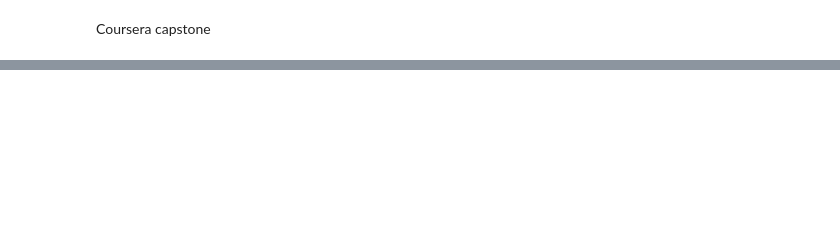
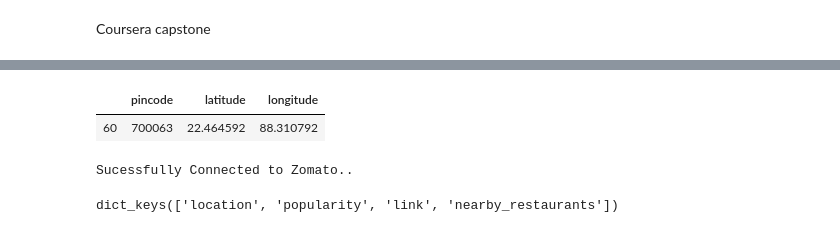
Before and after one commit to recervictory/Coursera_Capstone, a Jupyter notebook: Week 4/Battle.ipynb, the cells around one changed output, grey strips where cells are left out. Cells and saved outputs as stored; diff of their text form; code cells hidden in the pictures; blank space fills up the shorter version.

```diff
--- a/Week 4/Battle.ipynb
+++ b/Week 4/Battle.ipynb
@@ -151,0 +174,13 @@ kolkata_pincodes
+# %%
+kolkata[kolkata['pincode'] == 700063]
+# %% [output]
+|  | pincode | latitude | longitude |
+| 60 | 700063 | 22.464592 | 88.310792 |
+# %%
+pin_63 = zomato.geocode('22.464592','88.310792')
+# %% [output]
+Sucessfully Connected to Zomato..
+# %%
+pin_63.keys()
+# %% [output]
+dict_keys(['location', 'popularity', 'link', 'nearby_restaurants'])
```
Also changed, not shown: parts of 14 cells of this notebook, 3 other files.
